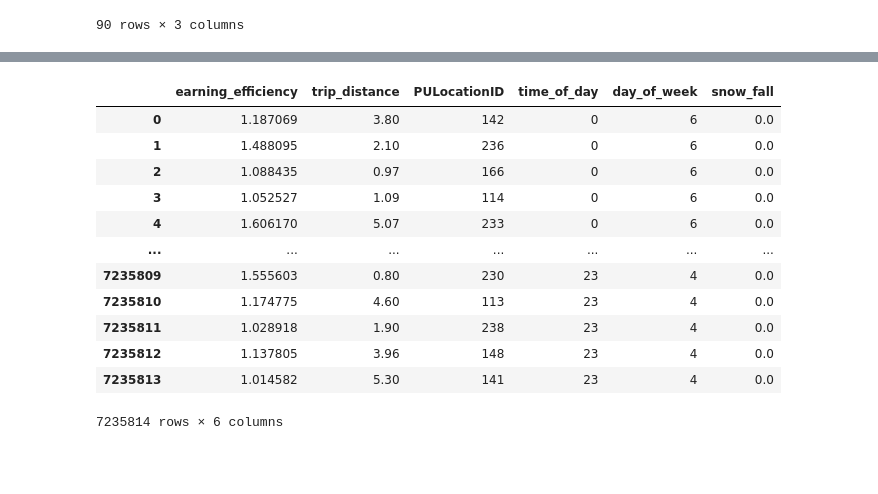
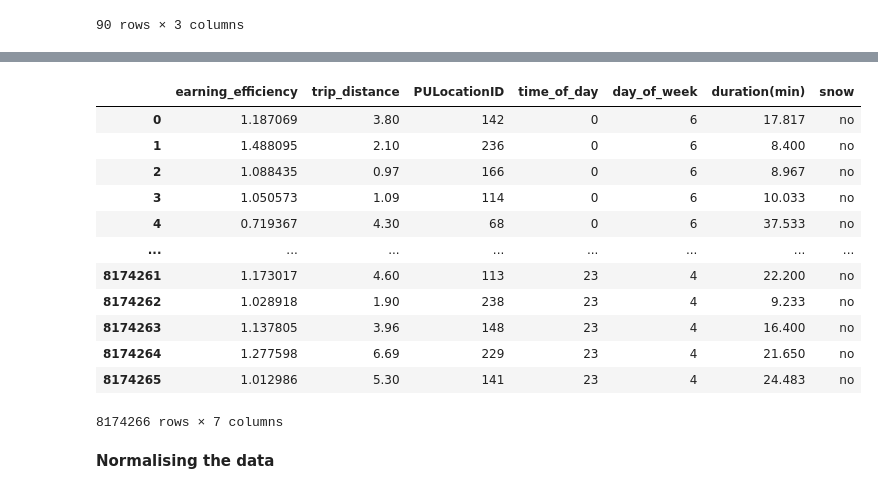
Before and after one commit to MAST30034-Applied-Data-Science/mast30034-project-1-LZY-Ziyi, a Jupyter notebook: notebooks/feature_engineering.ipynb, the cells around one changed output, grey strips where cells are left out. Cells and saved outputs as stored; diff of their text form; code cells hidden in the pictures; blank space fills up the shorter version.

```diff
--- a/notebooks/feature_engineering.ipynb
+++ b/notebooks/feature_engineering.ipynb
@@ -138,7 +127,7 @@ See the caveats in the documentation: https://pandas.pydata.org/pandas-docs/stab
 # now we can update the payment with the tips
 df['total_payment'] = df['total_payment'] + df['tip_amount']
 # and then we can drop all the other feature about the payment
-df = df.iloc[:,[0,1,2,3,9,10,11,12]]
+df = df.iloc[:,[0,1,2,3,8,10,11,12]]
 df.head()
 # %% [output]
 A value is trying to be set on a copy of a slice from a DataFrame.
@@ -196,8 +186,0 @@ Text(0, 0.5, 'earning_efficiency')
-# %%
-# by the graph, it is pretty clear that the extremly high earning rate is caused by
-# the pretty some duration of a trip, therefore I decide to remove the trip that
-# duration is less than 1 minute
-df = df[df['duration(min)'] >= 1]
-plt.scatter(df['duration(min)'],df['earning_efficiency'],s=5)
-plt.xlabel('duration(min')
-plt.ylabel('earning_efficiency')
@@ -265,0 +248,5 @@ snow.to_csv('../data/curated/snow.csv')
+# %%
+# as a numerical number, the snow fall is clearly does not follow a normal distribution
+# I decide to transfer it into categorical value with yes or no
+snow.insert(2,"snow",'yes')
+snow
@@ -265,0 +267,6 @@ snow.to_csv('../data/curated/snow.csv')
+# %%
+for i in range(90):
+    if snow.iloc[i,3] == 0.0:
+        snow.iloc[i,2] = 'no'
+snow.drop(columns='snow_fall', inplace = True)
+snow
@@ -296,18 +317,20 @@ df
 # %%
 # We've got all the feature we want, now we can drop the unneeded feature and save
-df = df.iloc[:,[0,5,6,7,8,11]]
+df = df.iloc[:,[0,5,6,8,9,10,11]]
 df
 # %% [output]
-|  | earning_efficiency | trip_distance | PULocationID | time_of_day | day_of_week | snow_fall |
-| 0 | 1.187069 | 3.80 | 142 | 0 | 6 | 0.0 |
-| 1 | 1.488095 | 2.10 | 236 | 0 | 6 | 0.0 |
-| 2 | 1.088435 | 0.97 | 166 | 0 | 6 | 0.0 |
-| 3 | 1.052527 | 1.09 | 114 | 0 | 6 | 0.0 |
-| 4 | 1.606170 | 5.07 | 233 | 0 | 6 | 0.0 |
-| ... | ... | ... | ... | ... | ... | ... |
-| 7235809 | 1.555603 | 0.80 | 230 | 23 | 4 | 0.0 |
-| 7235810 | 1.174775 | 4.60 | 113 | 23 | 4 | 0.0 |
-| 7235811 | 1.028918 | 1.90 | 238 | 23 | 4 | 0.0 |
-| 7235812 | 1.137805 | 3.96 | 148 | 23 | 4 | 0.0 |
-| 7235813 | 1.014582 | 5.30 | 141 | 23 | 4 | 0.0 |
+|  | earning_efficiency | trip_distance | PULocationID | time_of_day | day_of_week | duration(min) | snow |
+| 0 | 1.187069 | 3.80 | 142 | 0 | 6 | 17.817 | no |
+| 1 | 1.488095 | 2.10 | 236 | 0 | 6 | 8.400 | no |
+| 2 | 1.088435 | 0.97 | 166 | 0 | 6 | 8.967 | no |
+| 3 | 1.050573 | 1.09 | 114 | 0 | 6 | 10.033 | no |
+| 4 | 0.719367 | 4.30 | 68 | 0 | 6 | 37.533 | no |
+| ... | ... | ... | ... | ... | ... | ... | ... |
+| 8174261 | 1.173017 | 4.60 | 113 | 23 | 4 | 22.200 | no |
+| 8174262 | 1.028918 | 1.90 | 238 | 23 | 4 | 9.233 | no |
+| 8174263 | 1.137805 | 3.96 | 148 | 23 | 4 | 16.400 | no |
+| 8174264 | 1.277598 | 6.69 | 229 | 23 | 4 | 21.650 | no |
+| 8174265 | 1.012986 | 5.30 | 141 | 23 | 4 | 24.483 | no |
-7235814 rows × 6 columns
+8174266 rows × 7 columns
+# %% [markdown]
+**Normalising the data**
```
Also changed, not shown: parts of 22 cells of this notebook, 6 other files.
